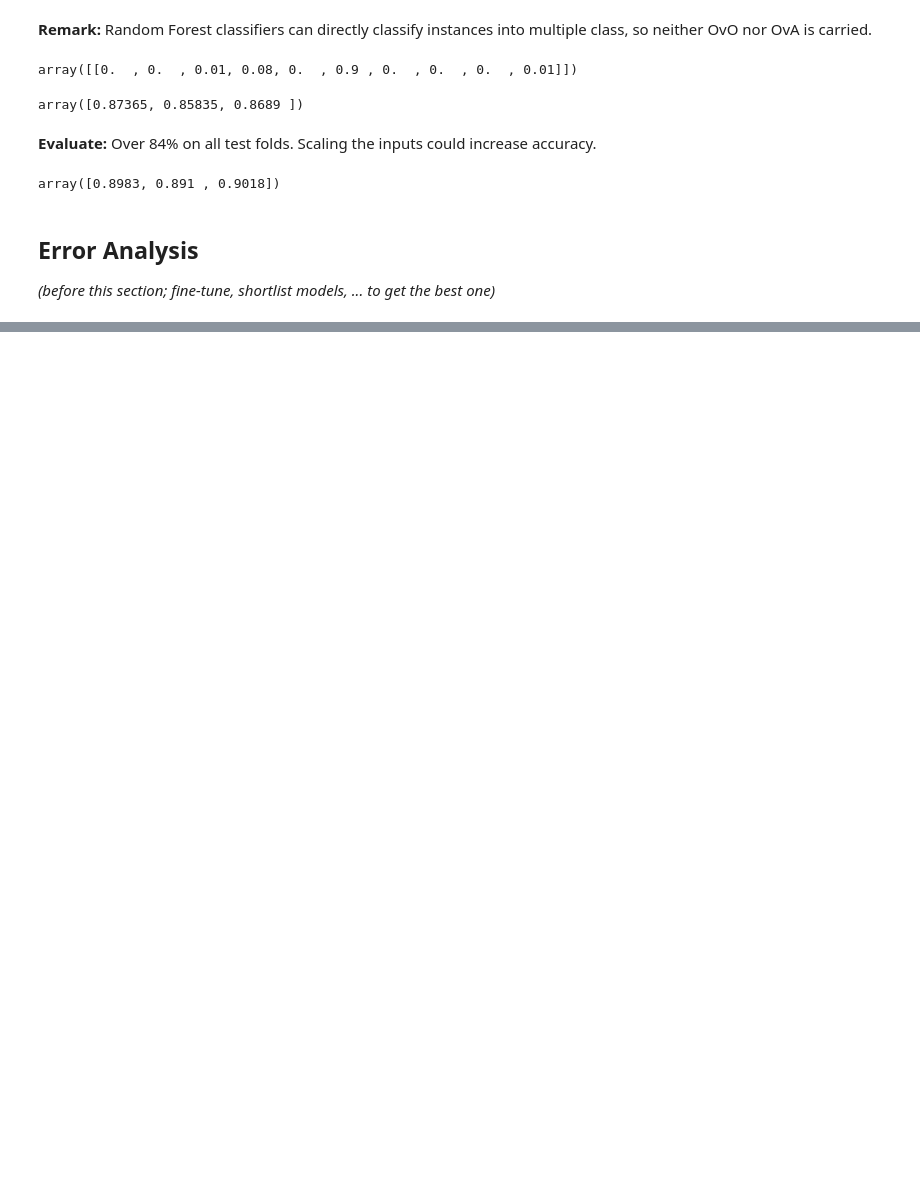
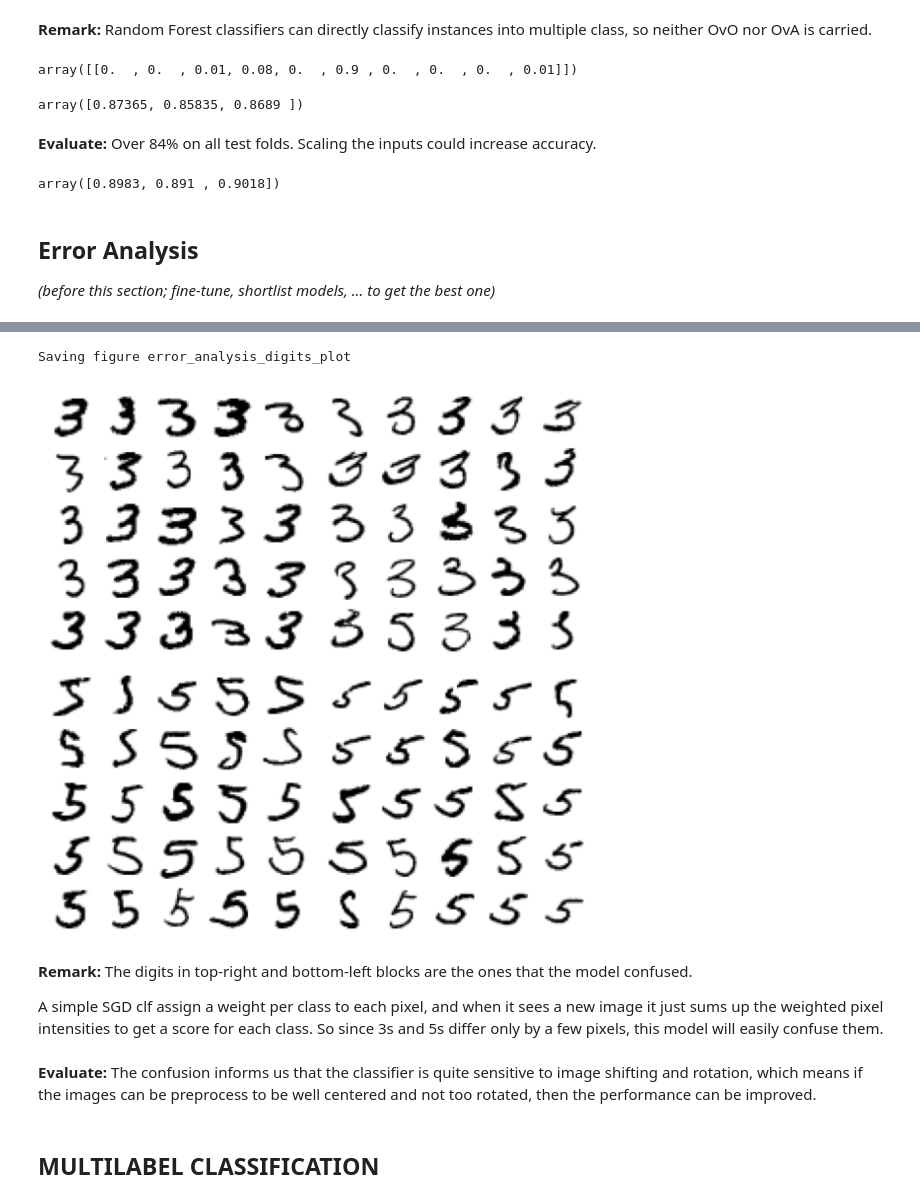
Before and after one commit to minhngt62/handson-ml, a Jupyter notebook: Chapter 3 - MNIST.ipynb, the cells around one changed output, grey strips where cells are left out. Saved outputs shown, nothing was run; the diff lists cells and outputs as text; code cells hidden in the pictures; blank space fills up the shorter version.

```diff
--- a/Chapter 3 - MNIST.ipynb
+++ b/Chapter 3 - MNIST.ipynb
@@ -520,0 +564,44 @@ array([0.8983, 0.891 , 0.9018])
+# %%
+# Setup to plot digits
+def plot_digits(instances, images_per_row=10, **options):
+    size = 28
+    images_per_row = min(len(instances), images_per_row)
+    images = [instance.reshape(size,size) for instance in instances]
+    n_rows = (len(instances) - 1) // images_per_row + 1
+    row_images = []
+    n_empty = n_rows * images_per_row - len(instances)
+    images.append(np.zeros((size, size * n_empty)))
+    for row in range(n_rows):
+        rimages = images[row * images_per_row : (row + 1) * images_per_row]
+        row_images.append(np.concatenate(rimages, axis=1))
+    image = np.concatenate(row_images, axis=0)
+    plt.imshow(image, cmap = plt.cm.binary, **options)
+    plt.axis("off")
+# %%
+# Plot examples of 3s and 5s
+cl_a, cl_b = 3, 5
+X_aa = X_train[(y_train == cl_a) & (y_train_pred == cl_a)]
+X_ab = X_train[(y_train == cl_a) & (y_train_pred == cl_b)]
+X_ba = X_train[(y_train == cl_b) & (y_train_pred == cl_a)]
+X_bb = X_train[(y_train == cl_b) & (y_train_pred == cl_b)]
+
+plt.figure(figsize=(8,8))
+plt.subplot(221); plot_digits(X_aa[:25], images_per_row=5)
+plt.subplot(222); plot_digits(X_ab[:25], images_per_row=5)
+plt.subplot(223); plot_digits(X_ba[:25], images_per_row=5)
+plt.subplot(224); plot_digits(X_bb[:25], images_per_row=5)
+save_fig("error_analysis_digits_plot")
+plt.show()
+# %% [output]
+Saving figure error_analysis_digits_plot
+[figure, added]
+# %% [markdown]
+**Remark:** The digits in top-right and bottom-left blocks are the ones that the model confused.
+
+A simple SGD clf assign a weight per class to each pixel, and when it sees a new image it just
+sums up the weighted pixel intensities to get a score for each class. So since 3s and 5s
+differ only by a few pixels, this model will easily confuse them.
+# %% [markdown]
+**Evaluate:** The confusion informs us that the classifier is quite sensitive to image shifting and rotation, which means if the images can be preprocess to be well centered and not too rotated, then the performance can be improved.
+# %% [markdown]
+## MULTILABEL CLASSIFICATION
```
Also changed, not shown: parts of 5 cells of this notebook, 4 other files.
